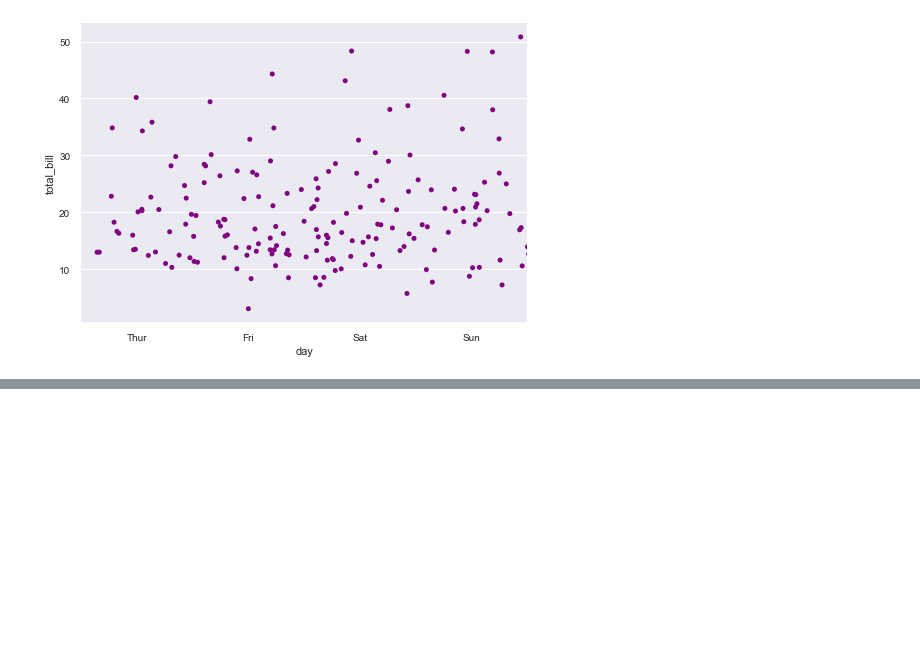
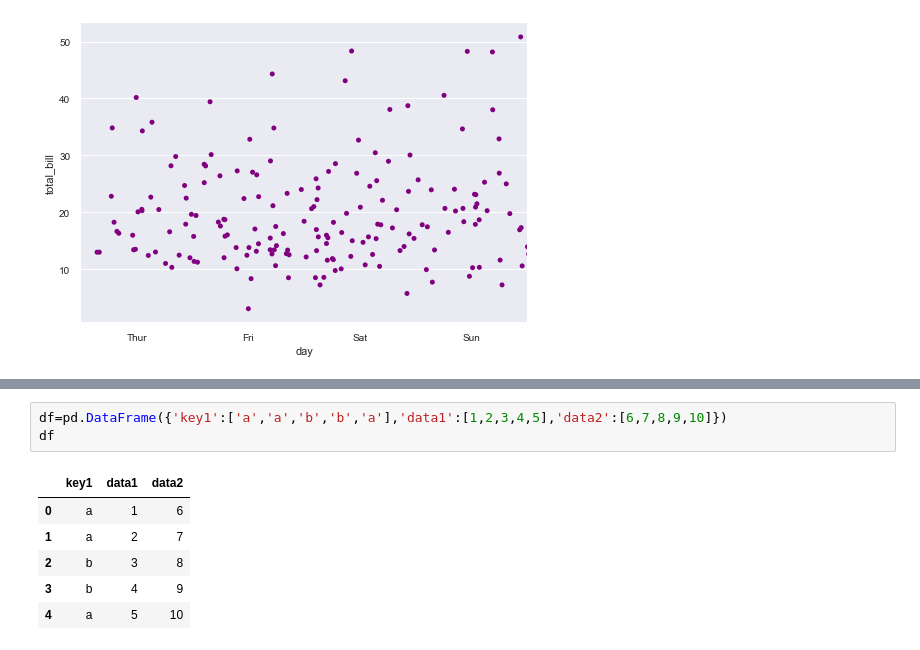
Before and after one commit to kavinsingh28/Data-ritz-project, a Jupyter notebook: Assignment/MyRoughMLDataritzwork.ipynb, the cells around one changed output, grey strips where cells are left out. Drawn from its saved outputs; the diff is of its cells as text; blank space fills up the shorter version.

```diff
--- a/Assignment/MyRoughMLDataritzwork.ipynb
+++ b/Assignment/MyRoughMLDataritzwork.ipynb
@@ -1086,0 +1106,10 @@ sb.stripplot(x='day',y='total_bill',color="purple",data=B,jitter=2)
+# %%
+df=pd.DataFrame({'key1':['a','a','b','b','a'],'data1':[1,2,3,4,5],'data2':[6,7,8,9,10]})
+df
+# %% [output]
+|  | key1 | data1 | data2 |
+| 0 | a | 1 | 6 |
+| 1 | a | 2 | 7 |
+| 2 | b | 3 | 8 |
+| 3 | b | 4 | 9 |
+| 4 | a | 5 | 10 |
```
Also changed, not shown: parts of 10 cells of this notebook, 4 other files.
